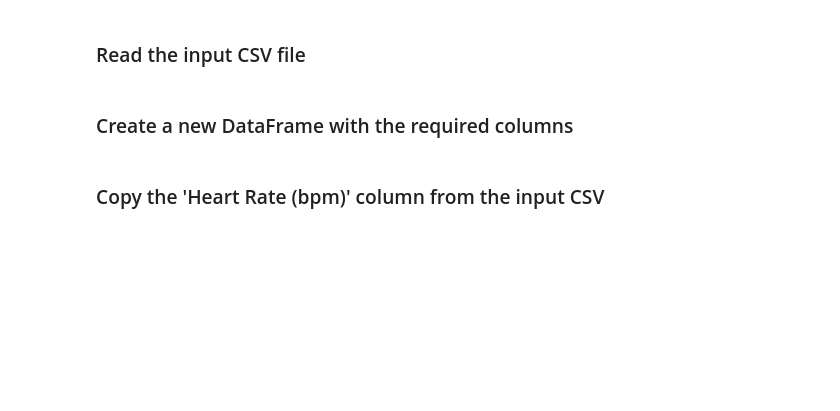
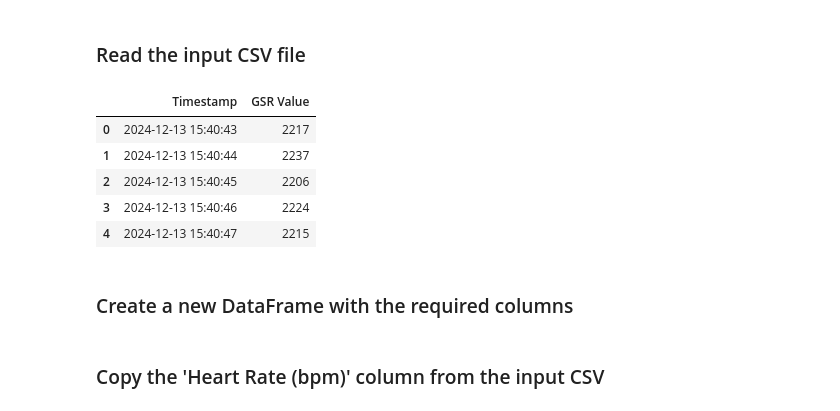
Before and after one commit to radhakrishnan-omotec/emotions-repo, a Jupyter notebook: Process_Depression_Data.ipynb, the cells around one changed output. Cells and saved outputs as stored; diff of their text form; code cells hidden in the pictures; blank space fills up the shorter version.

```diff
--- a/Process_Depression_Data.ipynb
+++ b/Process_Depression_Data.ipynb
@@ -17,6 +31,15 @@ output_file_path = r'Desktop\AaravShah\Code\depression_stage_data.csv'
 # %%
 # Read the input CSV file
 data = pd.read_csv(input_file_path)
+# %%
+data.head()
+# %% [output]
+|  | Timestamp | GSR Value |
+| 0 | 2024-12-13 15:40:43 | 2217 |
+| 1 | 2024-12-13 15:40:44 | 2237 |
+| 2 | 2024-12-13 15:40:45 | 2206 |
+| 3 | 2024-12-13 15:40:46 | 2224 |
+| 4 | 2024-12-13 15:40:47 | 2215 |
 # %% [markdown]
 ### Create a new DataFrame with the required columns
 # %%
```
Also changed, not shown: parts of 10 cells of this notebook.
